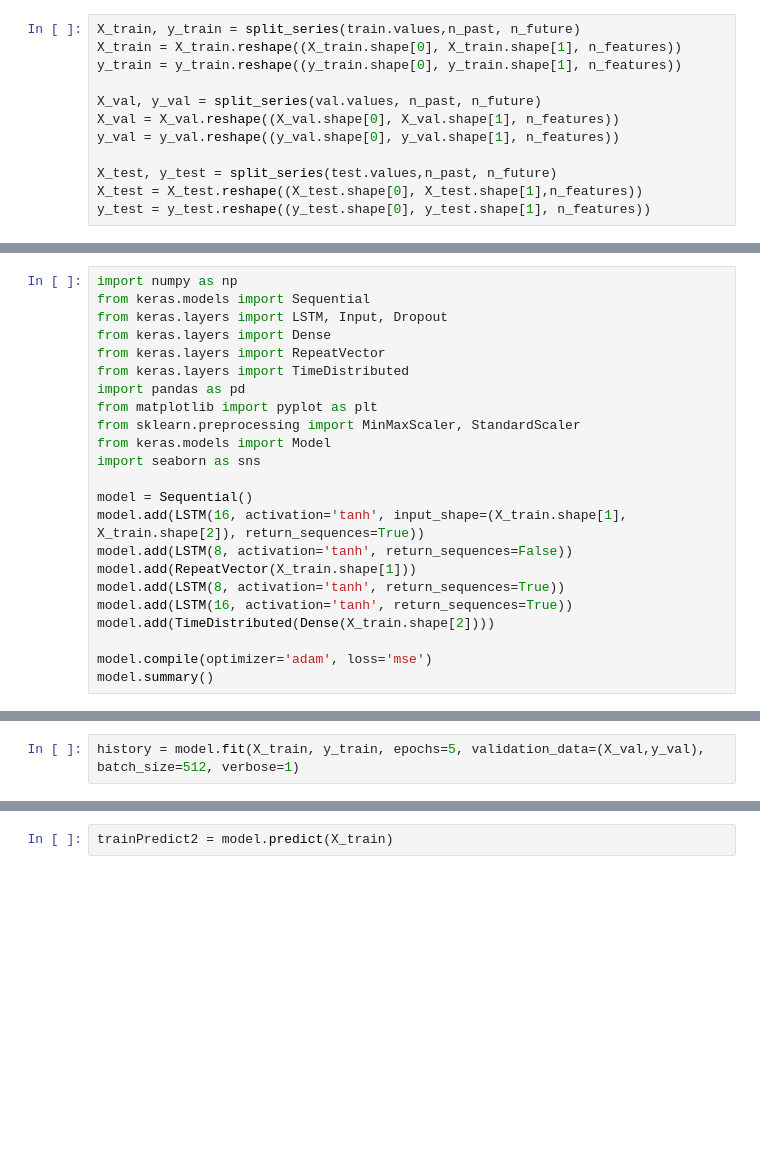
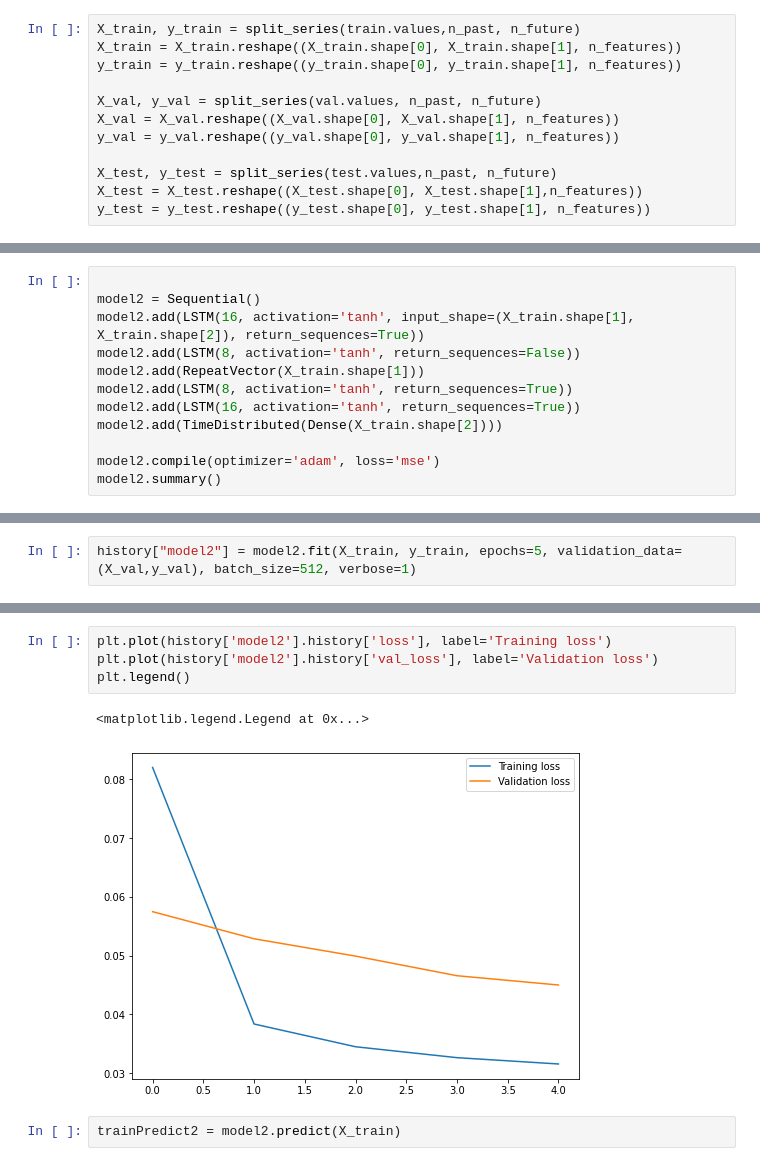
Before and after one commit to yosleny/deep-learning, a Jupyter notebook: DeepLearning_Task2.ipynb, the cells around one changed output, grey strips where cells are left out. Saved outputs shown, nothing was run; the diff lists cells and outputs as text; blank space fills up the shorter version.

```diff
--- a/DeepLearning_Task2.ipynb
+++ b/DeepLearning_Task2.ipynb
@@ -375,24 +205,13 @@ plt.hist(testMAE, bins=60)
 # %%
-import numpy as np
-from keras.models import Sequential
-from keras.layers import LSTM, Input, Dropout
-from keras.layers import Dense
-from keras.layers import RepeatVector
-from keras.layers import TimeDistributed
-import pandas as pd
-from matplotlib import pyplot as plt
-from sklearn.preprocessing import MinMaxScaler, StandardScaler
-from keras.models import Model
-import seaborn as sns
 
-model = Sequential()
-model.add(LSTM(16, activation='tanh', input_shape=(X_train.shape[1], X_train.shape[2]), return_sequences=True))
-model.add(LSTM(8, activation='tanh', return_sequences=False))
-model.add(RepeatVector(X_train.shape[1]))
-model.add(LSTM(8, activation='tanh', return_sequences=True))
-model.add(LSTM(16, activation='tanh', return_sequences=True))
-model.add(TimeDistributed(Dense(X_train.shape[2])))
+model2 = Sequential()
+model2.add(LSTM(16, activation='tanh', input_shape=(X_train.shape[1], X_train.shape[2]), return_sequences=True))
+model2.add(LSTM(8, activation='tanh', return_sequences=False))
+model2.add(RepeatVector(X_train.shape[1]))
+model2.add(LSTM(8, activation='tanh', return_sequences=True))
+model2.add(LSTM(16, activation='tanh', return_sequences=True))
+model2.add(TimeDistributed(Dense(X_train.shape[2])))
 
-model.compile(optimizer='adam', loss='mse')
-model.summary()
+model2.compile(optimizer='adam', loss='mse')
+model2.summary()
 # %% [output]
@@ -414,6 +233,6 @@ Trainable params: 4,437
 Non-trainable params: 0
 _________________________________________________________________
 # %%
-history = model.fit(X_train, y_train, epochs=5, validation_data=(X_val,y_val), batch_size=512, verbose=1)
+history["model2"] = model2.fit(X_train, y_train, epochs=5, validation_data=(X_val,y_val), batch_size=512, verbose=1)
 # %% [output]
 Epoch 1/5
@@ -429,5 +248,12 @@ Epoch 5/5
+# %%
+plt.plot(history['model2'].history['loss'], label='Training loss')
+plt.plot(history['model2'].history['val_loss'], label='Validation loss')
+plt.legend()
+# %% [output]
+<matplotlib.legend.Legend at 0x...>
+[figure, added]
 # %%
-trainPredict2 = model.predict(X_train)
+trainPredict2 = model2.predict(X_train)
 # %%
 trainMAE2 = np.mean(np.abs(trainPredict - X_train), axis=1)
 plt.hist(trainMAE, bins=60)
```
Also changed, not shown: parts of 55 cells of this notebook.
